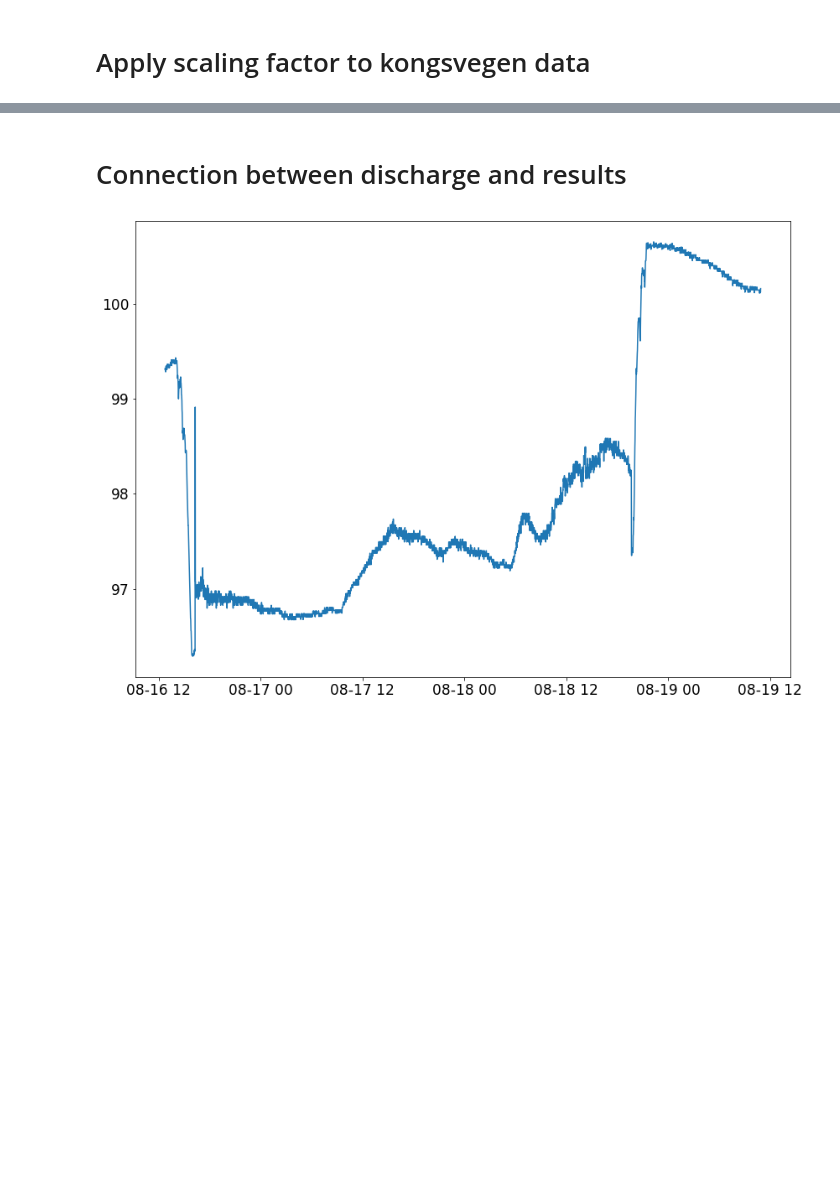
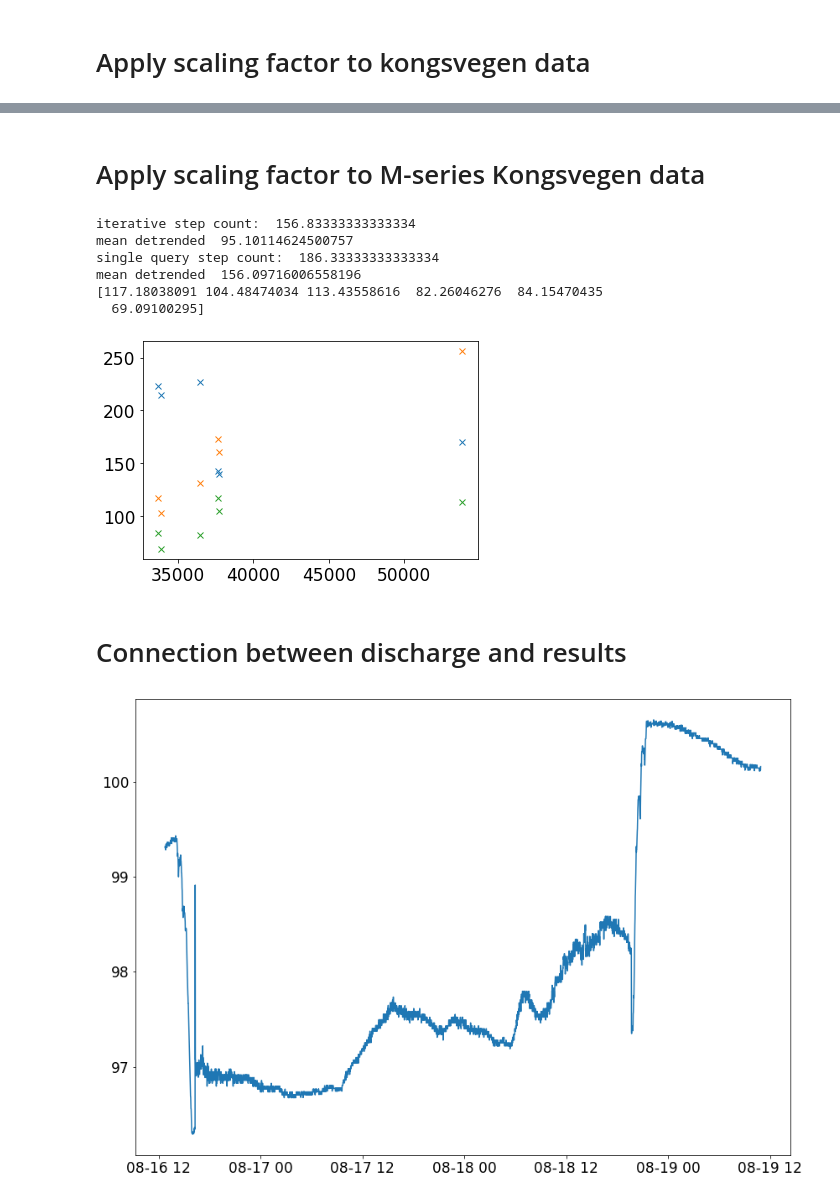
Before and after one commit to gecocowie/Master_thesis, a Jupyter notebook: python/Matrix_profile_statistics.ipynb, the cells around one changed output, grey strips where cells are left out. Cells and saved outputs as stored; diff of their text form; code cells hidden in the pictures; blank space fills up the shorter version.

```diff
--- a/python/Matrix_profile_statistics.ipynb
+++ b/python/Matrix_profile_statistics.ipynb
@@ -477,3 +534,39 @@ print(v0)
+# %% [markdown]
+# Apply scaling factor to M-series Kongsvegen data
+# %%
+
+
+step_count_1307_kongs_q = np.array([143,140,170,227,223,215])
+step_count_1307_kongs_i = np.array([103,90, 149, 72, 65, 55])
+
+step_count_1307_kongs_i = np.array([173,161,256,131,117,103])
+
+
+kongs_13_m_dlen = np.array([37640,37758,53842,36438,33692,33880])
+
+v_kongsvegen = c_len_kongs/(kongs_13_m_dlen/100)
+v_kongsvegen_diff = v_kongsvegen-v0
+
+print("iterative step count: ",np.mean(step_count_1307_kongs_i))
+step_kongs_corr_i = correct_for_velocity(v_kongsvegen_diff,step_count_1307_kongs_i,corr_fac_i)
+
+print("single query step count: ",np.mean(step_count_1307_kongs_q))
+step_kongs_corr_q = correct_for_velocity(v_kongsvegen_diff,step_count_1307_kongs_q,corr_fac_q)
+
+fig, ax = plt.subplots()
+ax.plot(kongs_13_m_dlen,step_count_1307_kongs_q,ls='None',marker = 'x')
+ax.plot(kongs_13_m_dlen,step_count_1307_kongs_i,ls='None',marker = 'x')
+ax.plot(kongs_13_m_dlen,step_kongs_corr_i,ls='None',marker = 'x')
+
+print(step_kongs_corr_i)
+# %% [output]
+iterative step count:  156.83333333333334
+mean detrended  95.10114624500757
+single query step count:  186.33333333333334
+mean detrended  156.09716006558196
+[117.18038091 104.48474034 113.43558616  82.26046276  84.15470435
+  69.09100295]
+[figure, added]
 # %% [markdown]
 # Connection between discharge and results
 # %%
```
Also changed, not shown: parts of 5 cells of this notebook, 4 other files.
